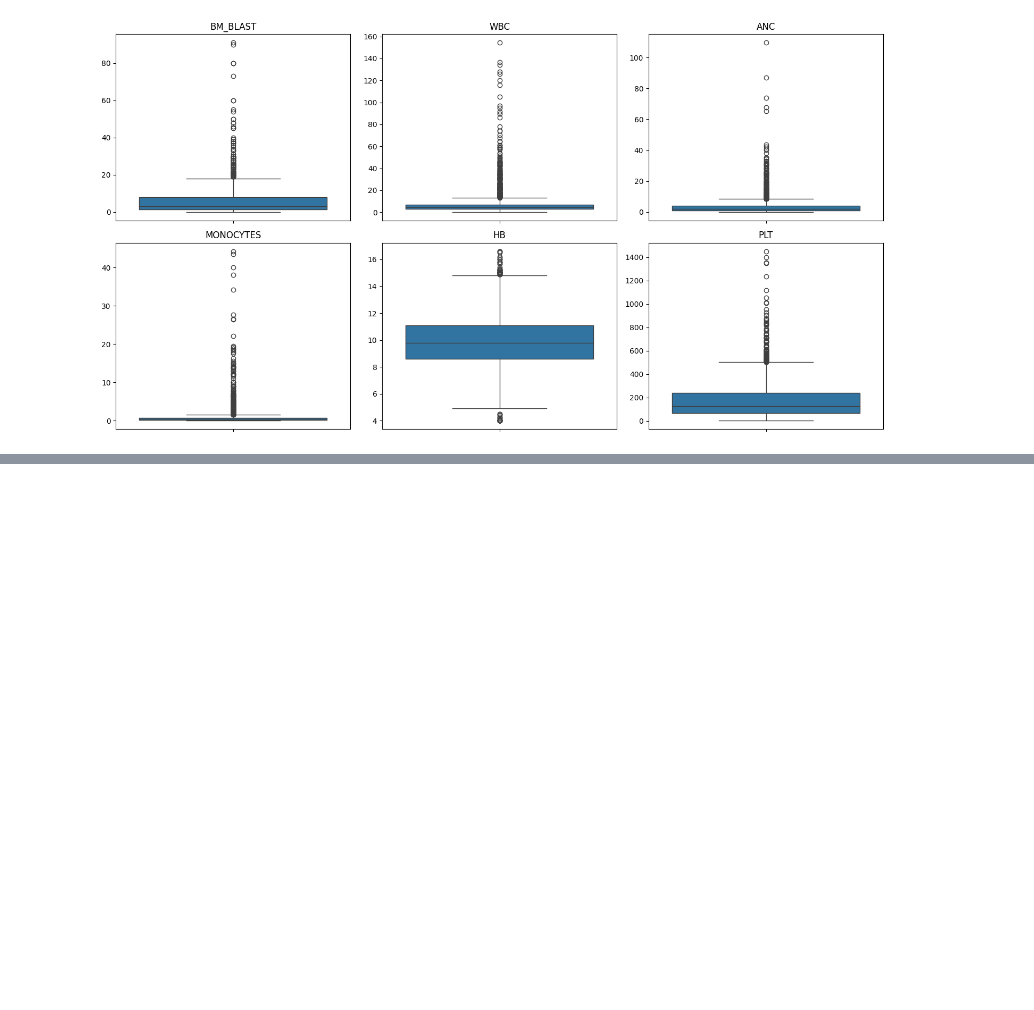
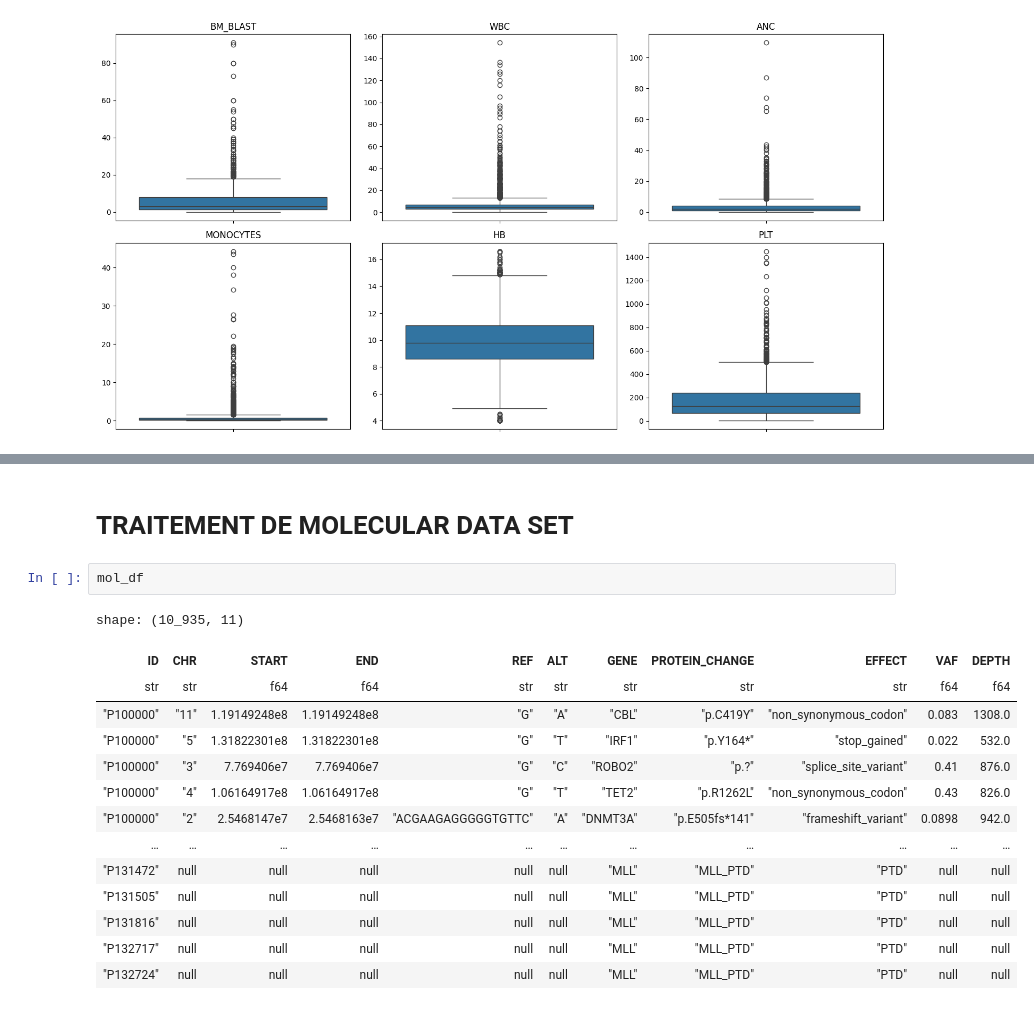
Before and after one commit to motawassimlahmadi/leukemia-survival-analysis, a Jupyter notebook: notebooks/DataPrep.ipynb, the cells around one changed output, grey strips where cells are left out. Drawn from its saved outputs; the diff is of its cells as text; blank space fills up the shorter version.

```diff
--- a/notebooks/DataPrep.ipynb
+++ b/notebooks/DataPrep.ipynb
@@ -231,0 +290,19 @@ Number of outliers in column : PLT is : 14
+# %% [markdown]
+# TRAITEMENT DE MOLECULAR DATA SET
+# %%
+mol_df
+# %% [output]
+shape: (10_935, 11)
+| ID | CHR | START | END | REF | ALT | GENE | PROTEIN_CHANGE | EFFECT | VAF | DEPTH |
+| str | str | f64 | f64 | str | str | str | str | str | f64 | f64 |
+| "P100000" | "11" | 1.19149248e8 | 1.19149248e8 | "G" | "A" | "CBL" | "p.C419Y" | "non_synonymous_codon" | 0.083 | 1308.0 |
+| "P100000" | "5" | 1.31822301e8 | 1.31822301e8 | "G" | "T" | "IRF1" | "p.Y164*" | "stop_gained" | 0.022 | 532.0 |
+| "P100000" | "3" | 7.769406e7 | 7.769406e7 | "G" | "C" | "ROBO2" | "p.?" | "splice_site_variant" | 0.41 | 876.0 |
+| "P100000" | "4" | 1.06164917e8 | 1.06164917e8 | "G" | "T" | "TET2" | "p.R1262L" | "non_synonymous_codon" | 0.43 | 826.0 |
+| "P100000" | "2" | 2.5468147e7 | 2.5468163e7 | "ACGAAGAGGGGGTGTTC" | "A" | "DNMT3A" | "p.E505fs*141" | "frameshift_variant" | 0.0898 | 942.0 |
+| … | … | … | … | … | … | … | … | … | … | … |
+| "P131472" | null | null | null | null | null | "MLL" | "MLL_PTD" | "PTD" | null | null |
+| "P131505" | null | null | null | null | null | "MLL" | "MLL_PTD" | "PTD" | null | null |
+| "P131816" | null | null | null | null | null | "MLL" | "MLL_PTD" | "PTD" | null | null |
+| "P132717" | null | null | null | null | null | "MLL" | "MLL_PTD" | "PTD" | null | null |
+| "P132724" | null | null | null | null | null | "MLL" | "MLL_PTD" | "PTD" | null | null |
```
Also changed, not shown: parts of 30 cells of this notebook.
